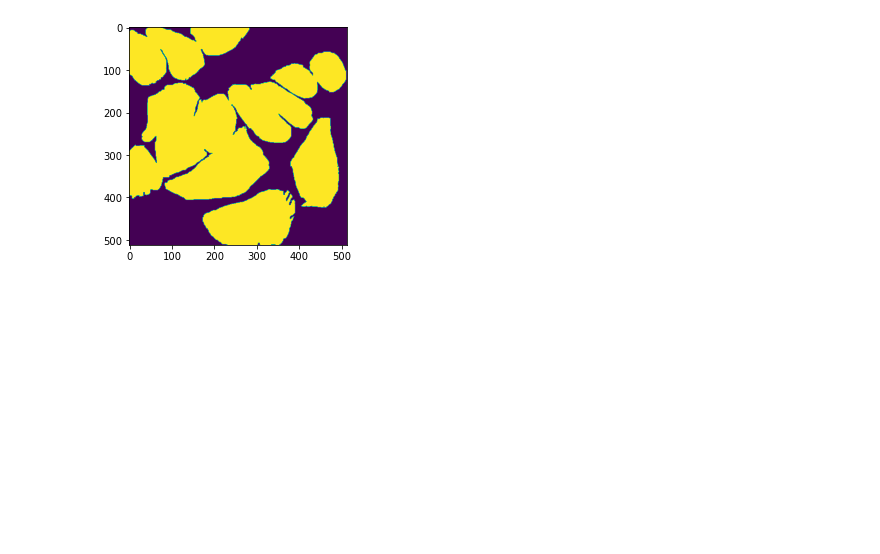
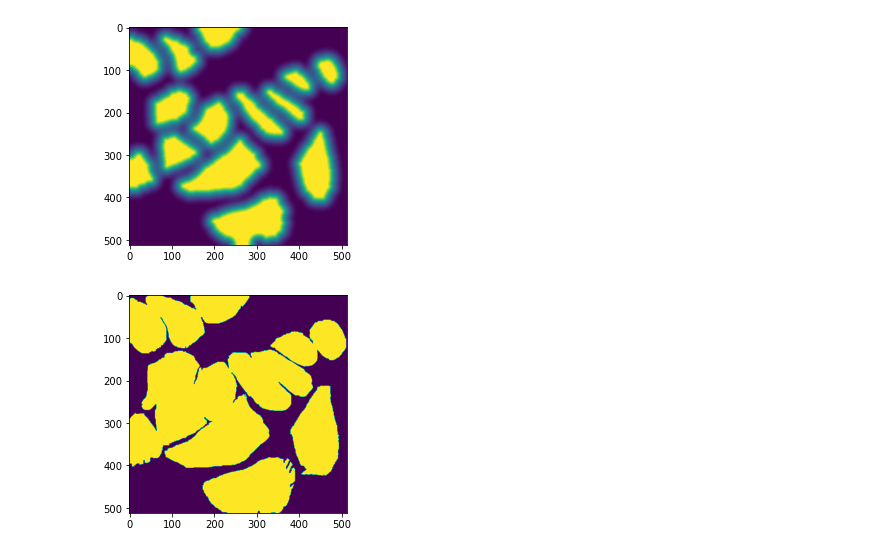
Before and after one commit to rishftw/vision_group_c, a Jupyter notebook: test.ipynb, the cells around one changed output. Cells and saved outputs as stored; diff of their text form; code cells hidden in the pictures; blank space fills up the shorter version.

```diff
--- a/test.ipynb
+++ b/test.ipynb
@@ -228,3 +15,13 @@ def get_weight_maps(cell_markers, subtract_marker_flag=False):
+# %%
+o=get_origs()
+get_clahes(o)
+cell_masks = get_cell_masks()
+cell_markers = get_cell_markers(cell_masks, 24)
+weight_maps = get_weight_maps(cell_markers, False)
+
+pimg(weight_maps[1])
+# %% [output]
+[figure, added]
 # %%
 def get_pred_masks():
     return get_binary_cell_masks(get_cell_masks())
```
Also changed, not shown: parts of 3 cells of this notebook.
